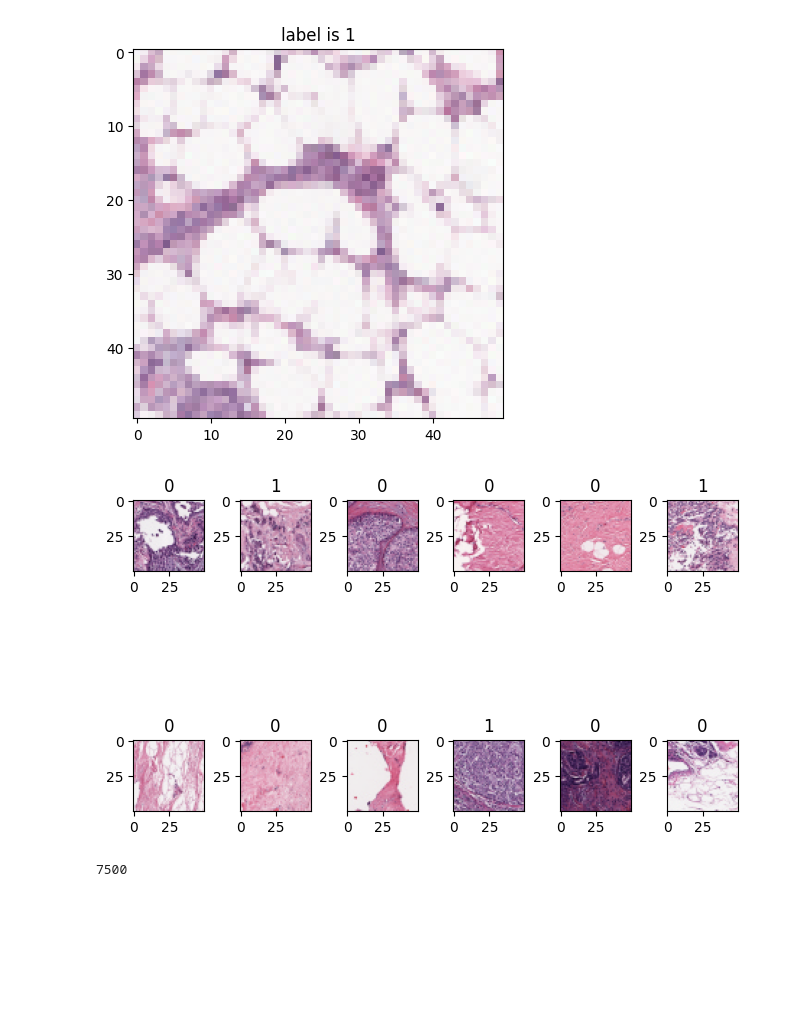
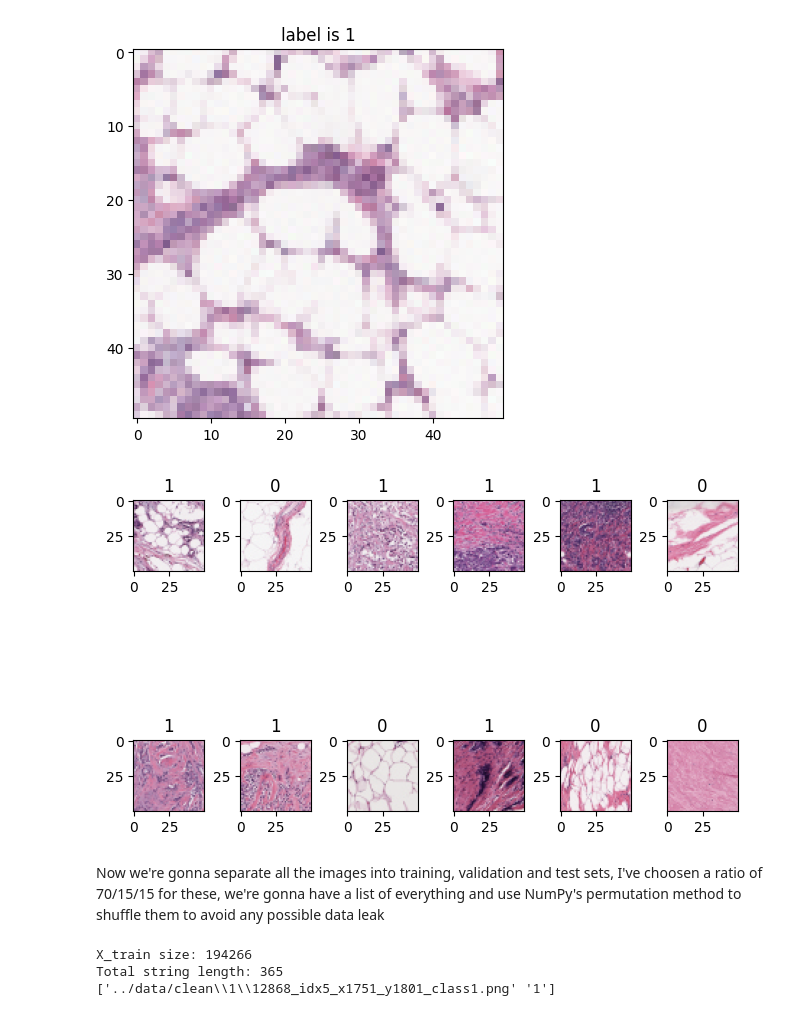
Before and after one commit to Juba-Amr/breast-cancer-CNN, a Jupyter notebook: notebooks/testings.ipynb, the cells around one changed output. Saved outputs shown, nothing was run; the diff lists cells and outputs as text; code cells hidden in the pictures; blank space fills up the shorter version.

Commit message:
data cleaning, split, preprocess and model building

```diff
--- a/notebooks/testings.ipynb
+++ b/notebooks/testings.ipynb
@@ -64,32 +66,73 @@ plot_random_image()
 # %%
 
 #let's see some many random images
-def plot_random_images(num_images=12):
-    dataset = []
-    for label in ["0","1"]:
-        folder = os.path.join(dst,label)
-        images_path = [os.path.join(folder,f) for f in os.listdir(folder)]
-        dataset.extend((path, label) for path in images_path)
+def plot_random_images(num_images=12, dataset = []):
+    if len(dataset)==0:
+        for label in ["0","1"]:
+            folder = os.path.join(dst,label)
+            images_path = [os.path.join(folder,f) for f in os.listdir(folder)]
+            dataset.extend((path, label) for path in images_path)
 
     plt.figure(layout='constrained')
 
     sample = np.random.choice(len(dataset), size=num_images)
     for i,idx in enumerate(sample):
         image_path, label = dataset[idx]
         im = cv2.imread(image_path)
         im_rgb = cv2.cvtColor(im, cv2.COLOR_BGR2RGB)
 
         plt.subplot(2,num_images//2, i+1)
         plt.imshow(im_rgb)
         plt.title(label)
 
     plt.show()
 
 plot_random_images()
 # %% [output]
-[figure, old version]
+[figure, new version]
+# %% [markdown]
+Now we're gonna separate all the images into training, validation and test sets, I've choosen a ratio of 70/15/15 for these, we're gonna have a list of everything and use NumPy's permutation method to shuffle them to avoid any possible data leak
 # %%
-im, label = get_random_image()
-im.size
+dataset = []
+for label in ["0","1"]:
+    folder = os.path.join(dst,label)
+    images_path = [os.path.join(folder,f) for f in os.listdir(folder)]
+    dataset.extend((path, label) for path in images_path)
+
+pos_dataset=[]
+neg_dataset=[]
+for name, label in dataset:
+    if label=="0":
+        neg_dataset.append((name, label))
+    else :
+        pos_dataset.append((name, label))
+
+train_ratio = 0.7
+index_cut_pos = int(len(pos_dataset)*train_ratio)
+index_cut_neg = int(len(neg_dataset)*train_ratio)
+
+#print(len(pos_dataset))
+#print(len(neg_dataset))
+
+
+#we shuffle the dataset for more randomness
+np.random.shuffle(pos_dataset)
+np.random.shuffle(neg_dataset)
+
+X_train_pos = pos_dataset[:index_cut_pos]
+X_train_neg = neg_dataset[:index_cut_neg]
+X_train = np.concatenate((X_train_pos, X_train_neg))
+
+X_val_pos = pos_dataset[index_cut_pos:]
+X_val_neg = neg_dataset[index_cut_neg:]
+
+
+validation_pos_cut = len(X_val_pos)//2
+validation_neg_cut = len(X_val_neg)//2
+
+X_test = np.concatenate([X_val_pos[validation_pos_cut:], X_val_neg[validation_neg_cut:]])
+X_val = np.concatenate([X_val_pos[:validation_pos_cut], X_val_neg[:validation_neg_cut]])
 # %% [output]
-7500
+X_train size: 194266
+Total string length: 365
+['../data/clean\\1\\12868_idx5_x1751_y1801_class1.png' '1']
```
Also changed, not shown: parts of 24 cells of this notebook.
